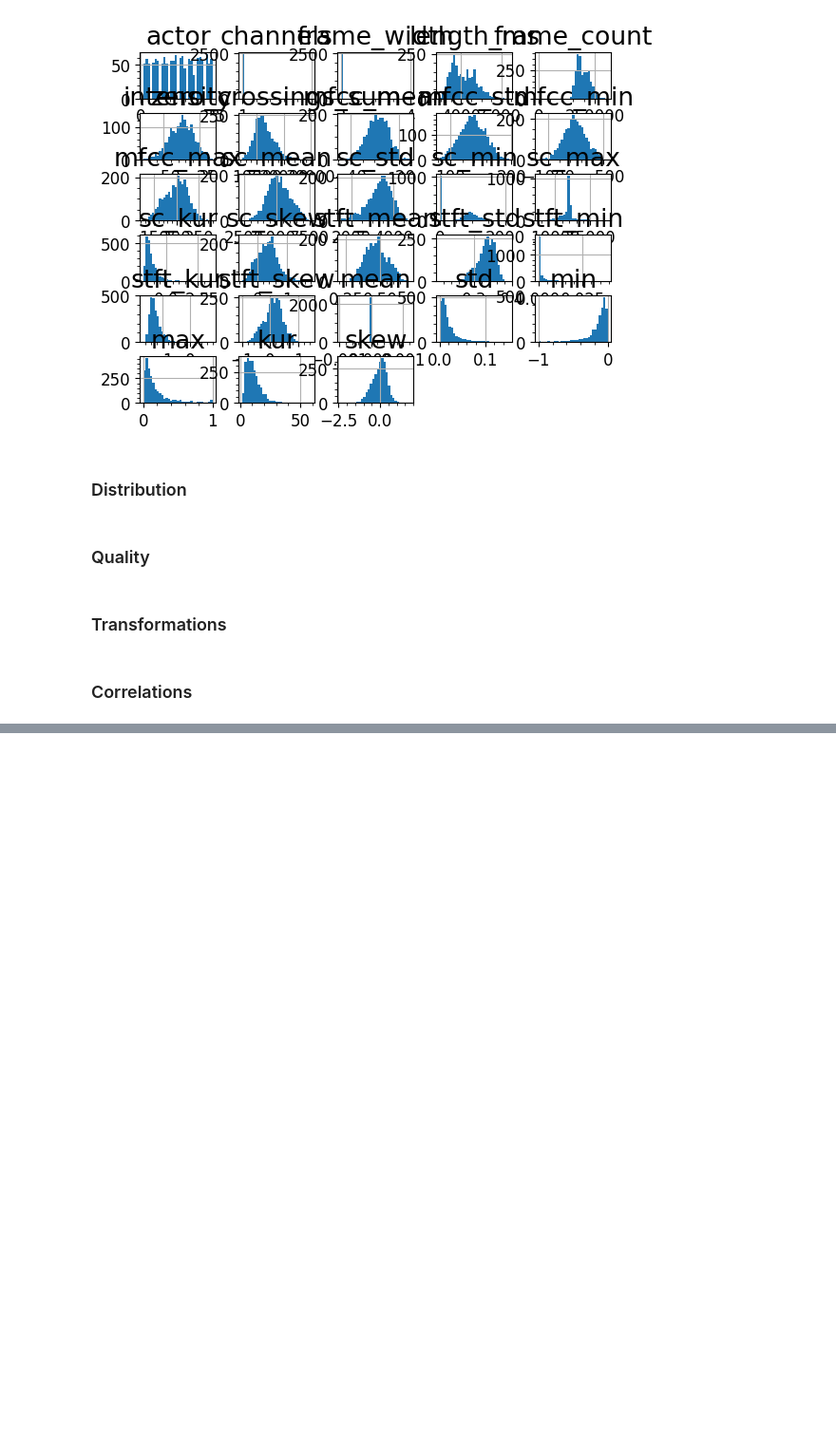
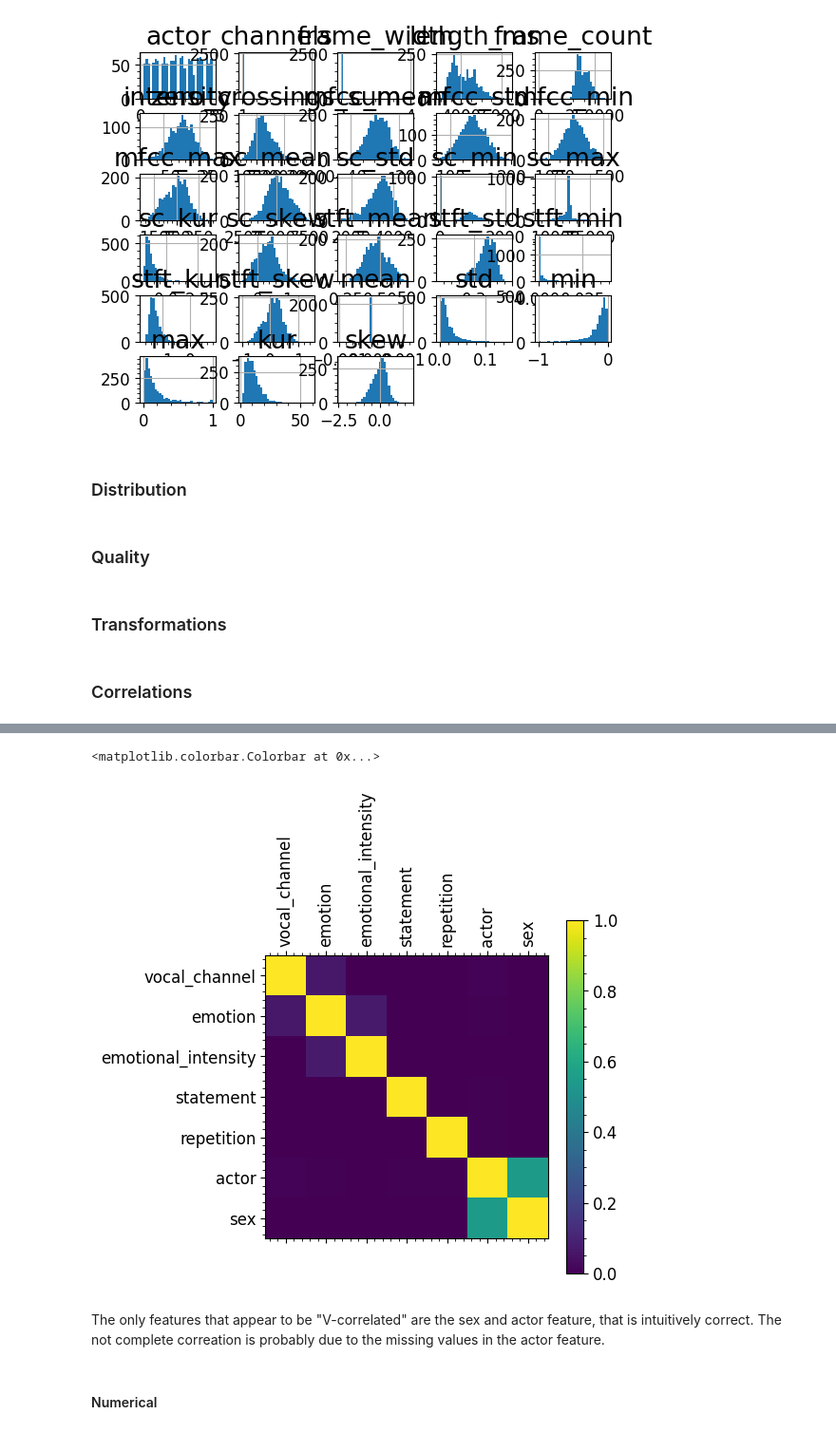
Before and after one commit to djanloo/dynamiting, a Jupyter notebook: UNDERSTANDING/data_understanding.ipynb, the cells around one changed output, grey strips where cells are left out. Shown at 95% size. Cells and saved outputs as stored; diff of their text form; code cells hidden in the pictures; blank space fills up the shorter version.

Commit message:
Implemented Cramer's V for #4

```diff
--- a/UNDERSTANDING/data_understanding.ipynb
+++ b/UNDERSTANDING/data_understanding.ipynb
@@ -137,0 +152,8 @@ print()
+# %%
+# Categorical encoding
+df_encoded = pd.DataFrame()
+for feature in categorical_features:
+    # Note: NaN values are converted to -1
+    df_encoded[feature] = pd.Categorical(df[feature]).codes
+
+df_encoded.head()
@@ -138,3 +167,31 @@ print()
+# %%
+from scipy.stats import chi2_contingency
+
+# Implement Cramer's V
+def cramers_V(var1,var2) :
+  crosstab =np.array(pd.crosstab(var1,var2, rownames=None, colnames=None)) # Cross table building
+  stat = chi2_contingency(crosstab)[0] # Keeping of the test statistic of the Chi2 test
+  obs = np.sum(crosstab) # Number of observations
+  mini = min(crosstab.shape)-1 # Take the minimum value between the columns and the rows of the cross table
+  return (stat/(obs*mini))
+
+V = np.zeros((len(df_encoded.columns), len(df_encoded.columns)))
+
+for i,row in enumerate(df_encoded.columns):
+  for j,col in enumerate(df_encoded.columns):
+    V[i,j] =  cramers_V(df_encoded[row], df_encoded[col])
+plt.matshow(V)
+plt.xticks(range(len(df_encoded.columns)),labels=df_encoded.columns, rotation=90,)
+plt.yticks(range(len(df_encoded.columns)),labels=df_encoded.columns)
+plt.colorbar()
+# %% [output]
+<matplotlib.colorbar.Colorbar at 0x...>
+[figure, added]
+# %% [markdown]
+The only features that appear to be "V-correlated" are the sex and actor feature, that is intuitively correct.
+The not complete correation is probably due to the missing values in the actor feature.
+# %% [markdown]
+#### Numerical
 # %%
 plt.matshow(df.corr(method="spearman"), cmap="coolwarm")
 plt.xticks(range(len(df.columns)), labels=df.columns,
```
Also changed, not shown: parts of 6 cells of this notebook.
